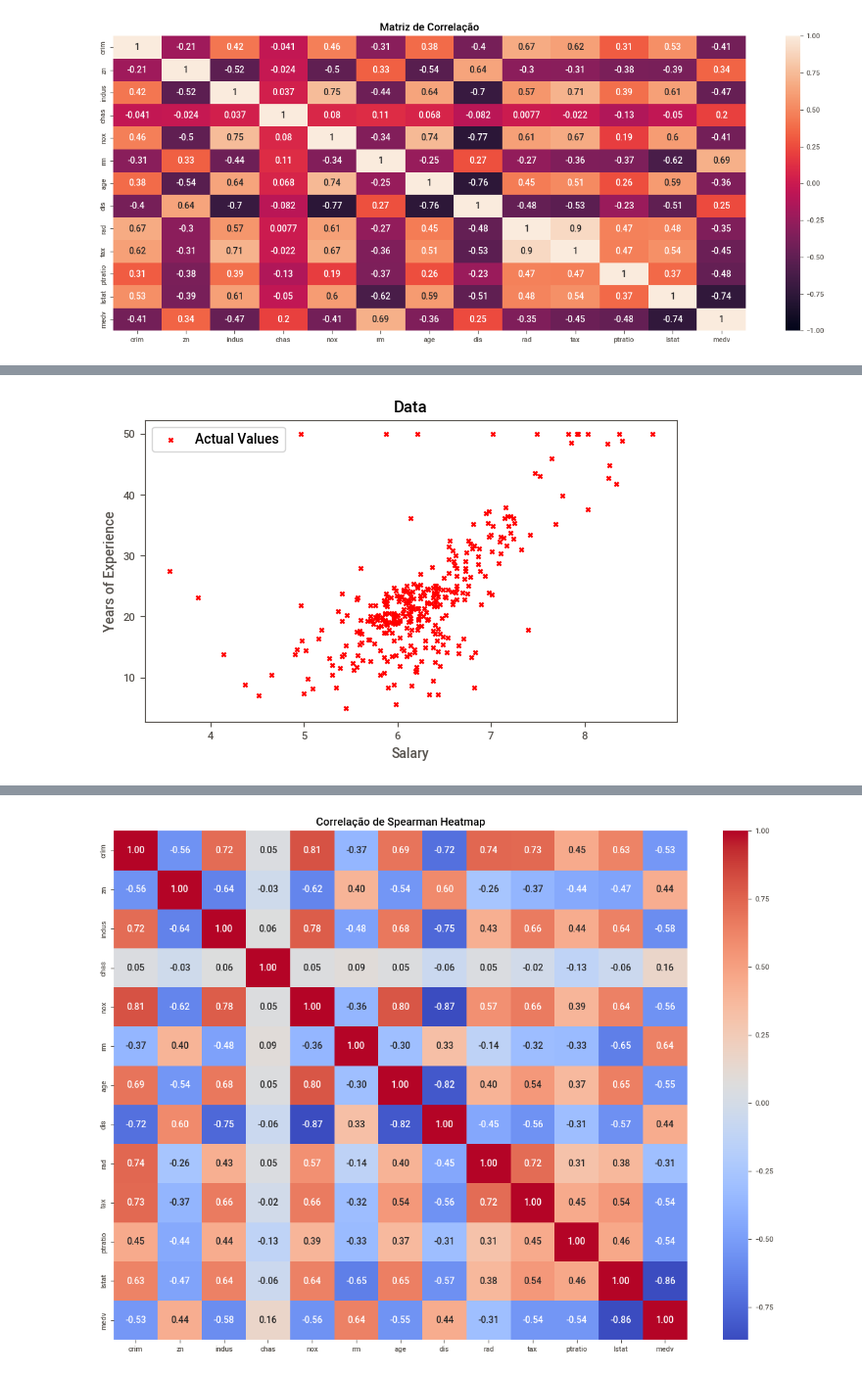
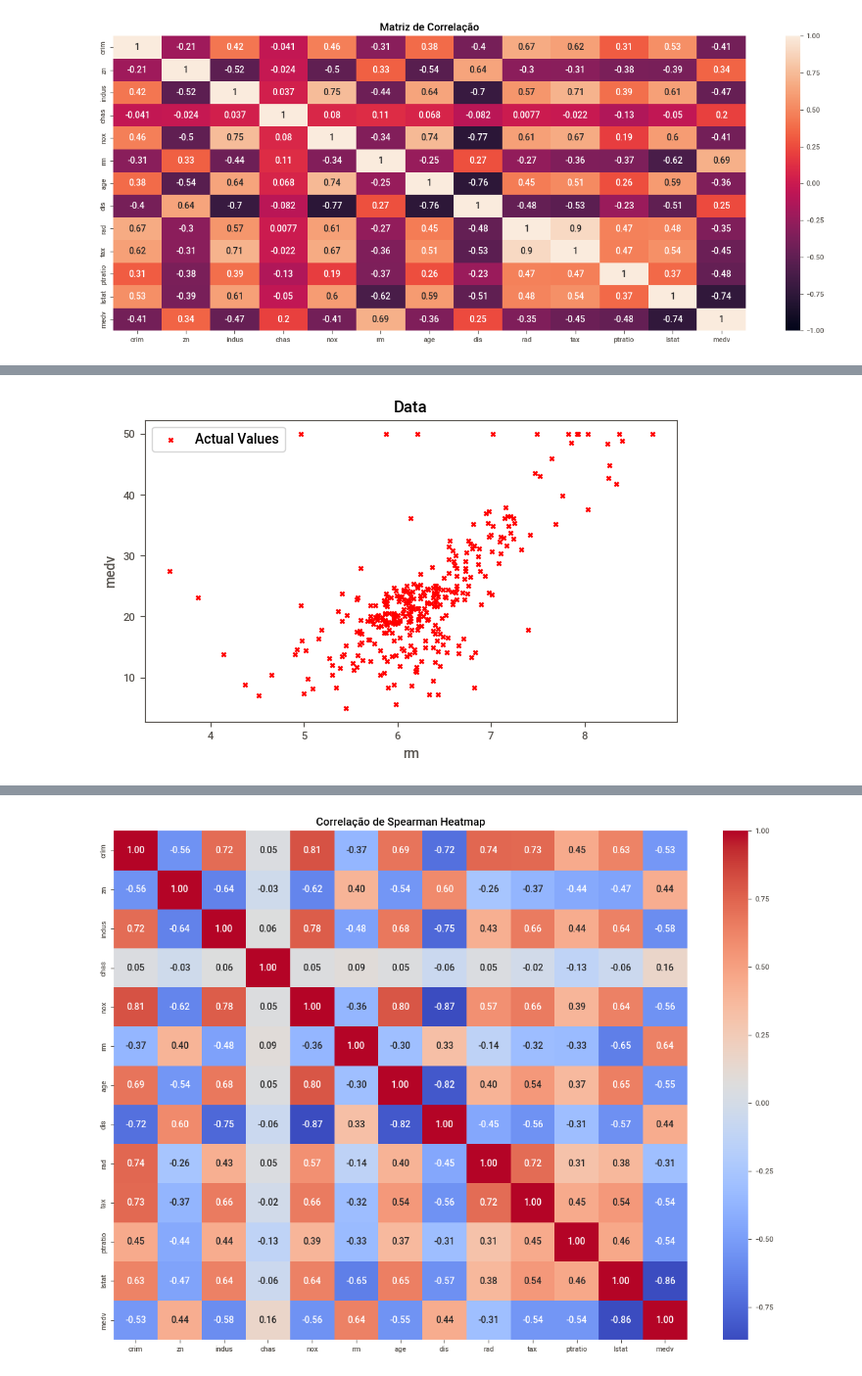
Before and after one commit to periclesbgf/The-Boston-Housing-Dataset, a Jupyter notebook: boston-housing-notebook.ipynb, the cells around one changed output, grey strips where cells are left out. Shown at 98% size. Cells and saved outputs as stored; diff of their text form; code cells hidden in the pictures.

```diff
--- a/boston-housing-notebook.ipynb
+++ b/boston-housing-notebook.ipynb
@@ -235,22 +233,22 @@ plt.show()
 # %%
 x = np.array(df['rm'])
 y = np.array(df['medv'])
 
 plt.figure(figsize=(7, 4))
 
 # Plot the data points
 plt.scatter(x, y, marker='x', c='r',label='Actual Values')
 
 # Set the title
 plt.title("Data")
 # Set the y-axis label
-plt.ylabel('Years of Experience')
+plt.ylabel('medv')
 # Set the x-axis label
-plt.xlabel('Salary')
+plt.xlabel('rm')
 plt.legend()
 plt.show()
 # %% [output]
-[figure, old version]
+[figure, new version]
 # %%
 from scipy.stats import pointbiserialr
 
```
Also changed, not shown: parts of 46 cells of this notebook.
